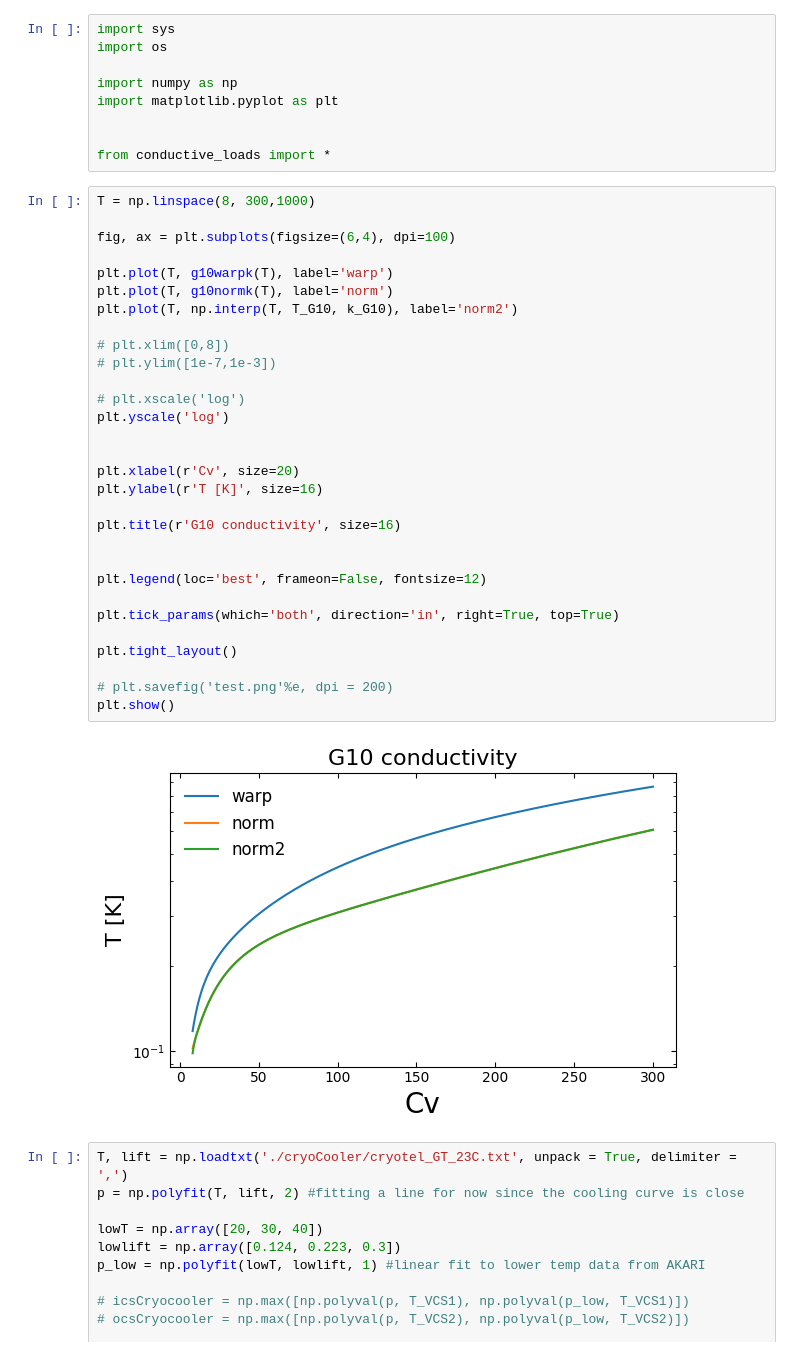
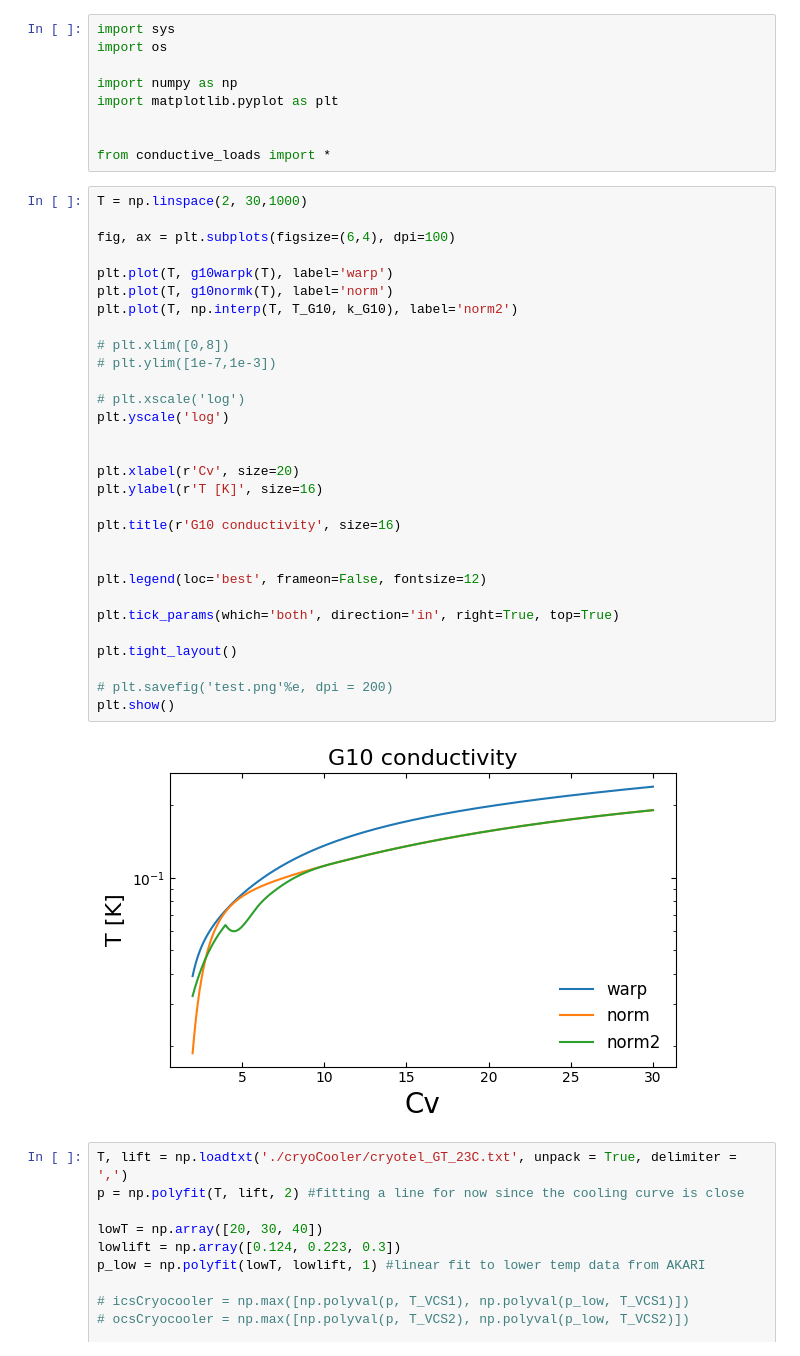
Before and after one commit to tim-balloon/CryoModel, a Jupyter notebook: test.ipynb, the cells around one changed output. Drawn from its saved outputs; the diff is of its cells as text.

```diff
--- a/test.ipynb
+++ b/test.ipynb
@@ -8,37 +8,37 @@ import matplotlib.pyplot as plt
 
 from conductive_loads import *
 # %%
-T = np.linspace(8, 300,1000)
+T = np.linspace(2, 30,1000)
 
 fig, ax = plt.subplots(figsize=(6,4), dpi=100)
 
 plt.plot(T, g10warpk(T), label='warp')
 plt.plot(T, g10normk(T), label='norm')
 plt.plot(T, np.interp(T, T_G10, k_G10), label='norm2')
 
 # plt.xlim([0,8])
 # plt.ylim([1e-7,1e-3])
 
 # plt.xscale('log')
 plt.yscale('log')
 
 
 plt.xlabel(r'Cv', size=20)
 plt.ylabel(r'T [K]', size=16)
 
 plt.title(r'G10 conductivity', size=16)
 
 
 plt.legend(loc='best', frameon=False, fontsize=12)
 
 plt.tick_params(which='both', direction='in', right=True, top=True)
 
 plt.tight_layout()
 
 # plt.savefig('test.png'%e, dpi = 200)
 plt.show()
 # %% [output]
-[figure, old version]
+[figure, new version]
 # %%
 T, lift = np.loadtxt('./cryoCooler/cryotel_GT_23C.txt', unpack = True, delimiter = ',')
 p = np.polyfit(T, lift, 2) #fitting a line for now since the cooling curve is close
```
Also changed, not shown: parts of 1 cell of this notebook, 3 other files.
